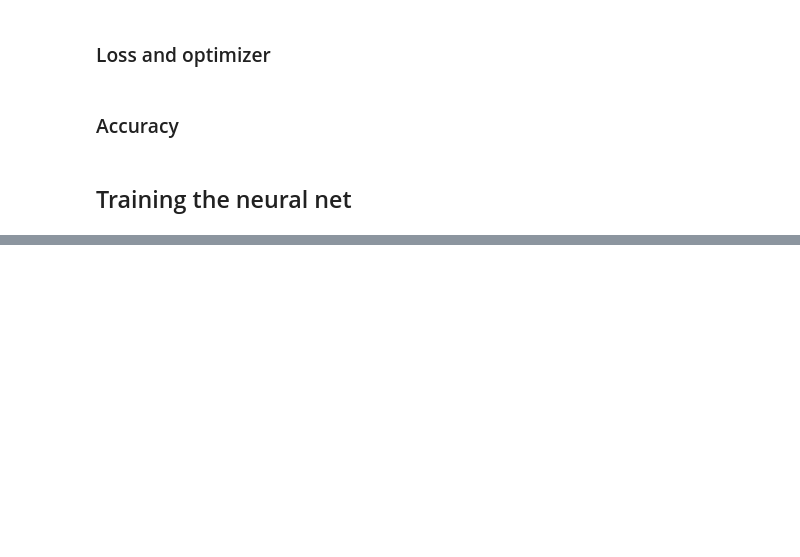
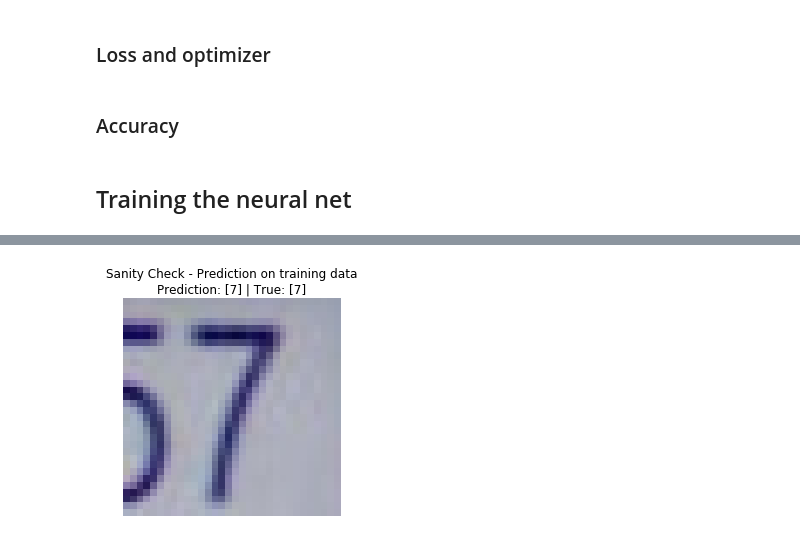
Before and after one commit to danresende/machine-learning, a Jupyter notebook: mlnd_capstone/The Street View House Numbers (SVHN) Dataset.ipynb, the cells around one changed output, grey strips where cells are left out. Saved outputs shown, nothing was run; the diff lists cells and outputs as text; code cells hidden in the pictures; blank space fills up the shorter version.

```diff
--- a/mlnd_capstone/The Street View House Numbers (SVHN) Dataset.ipynb
+++ b/mlnd_capstone/The Street View House Numbers (SVHN) Dataset.ipynb
@@ -296,14 +292,14 @@ with tf.Session() as sess:
         train_acc_results.append(train_acc_mean)
         val_acc_results.append(val_acc_mean)
         if epoch % display_step == 0 or epoch + 1 == epochs:
-            print('Epoch {:4d}/{:4d}|Batch {:4d} => \
+            print('Epoch {:4d}/{:4d}|Interaction {:5d} => \
 loss:{:10.4f} | train: {:.4f} | val: {:.4f}'.format(epoch, epochs - 1, iteration,
                                                     loss, train_acc_mean, val_acc_mean))
     rand_image = np.random.randint(0, high=len(X_train))
     sample_image = X_train[rand_image]
     plt.axis('off')
     plt.imshow(sample_image)
-    plt.title('Sanity Check\nPrediction: {} | True: {}'.format(sess.run(prediction,
+    plt.title('Sanity Check - Prediction on training data\nPrediction: {} | True: {}'.format(sess.run(prediction,
                                                                         feed_dict={x:X_train[rand_image].reshape((-1, 32, 32, 3)),
                                                                                    keep_prob:1.0
                                                                                   }),
@@ -314,3 +315,4 @@ KeyboardInterrupt:
+[figure, added]
 # %%
 plt.plot(range(len(train_acc_results)), val_acc_results, label='Validation')
 plt.plot(range(len(train_acc_results)), train_acc_results, label='Train')
```
Also changed, not shown: parts of 7 cells of this notebook.
